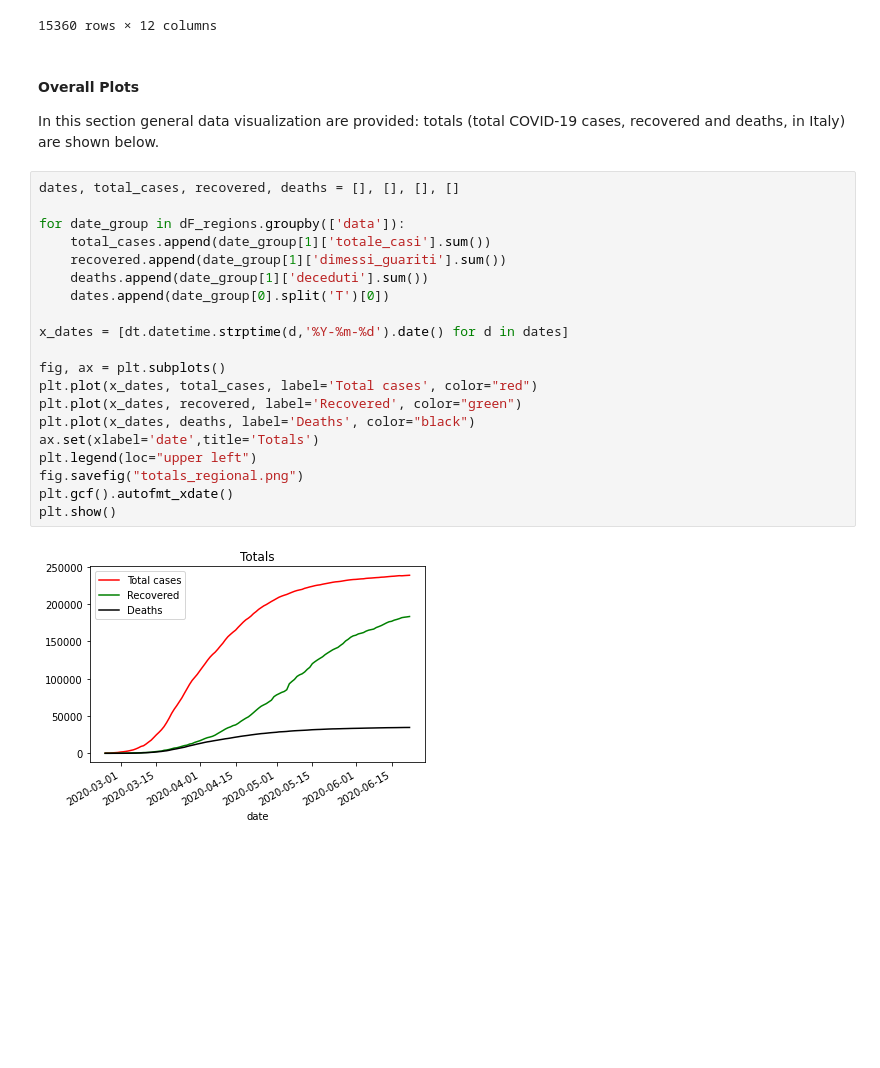
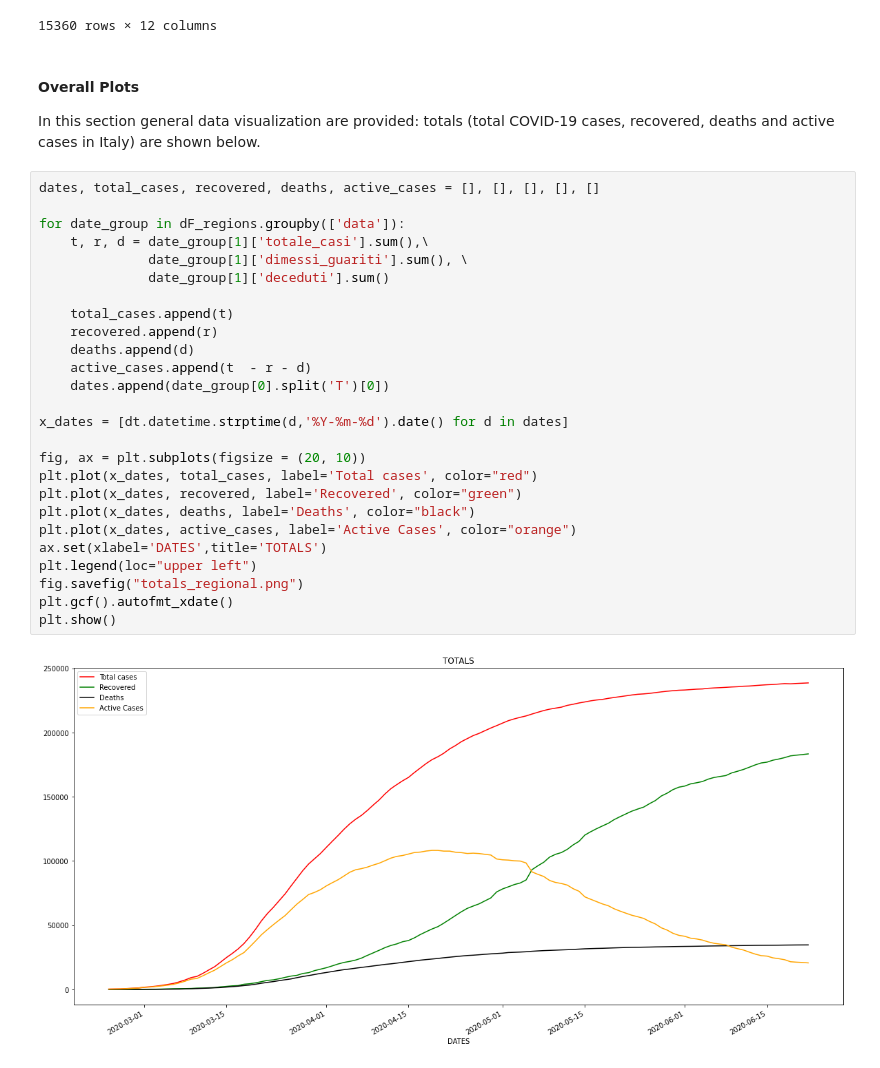
Before and after one commit to pisalore/AAGM_exam, a Jupyter notebook: pandas_exam.ipynb, the cells around one changed output. Saved outputs shown, nothing was run; the diff lists cells and outputs as text; blank space fills up the shorter version.

Commit message:
added active cases plot

```diff
--- a/pandas_exam.ipynb
+++ b/pandas_exam.ipynb
@@ -76,26 +76,33 @@ display(dF_provinces)
 # %% [markdown]
 #### Overall Plots
 In this section general data visualization are provided: totals
-(total COVID-19 cases, recovered and deaths, in Italy) are shown below.
+(total COVID-19 cases, recovered, deaths and active cases in Italy)
+are shown below.
 # %%
-dates, total_cases, recovered, deaths = [], [], [], []
+dates, total_cases, recovered, deaths, active_cases = [], [], [], [], []
 
 for date_group in dF_regions.groupby(['data']):
-    total_cases.append(date_group[1]['totale_casi'].sum())
-    recovered.append(date_group[1]['dimessi_guariti'].sum())
-    deaths.append(date_group[1]['deceduti'].sum())
+    t, r, d = date_group[1]['totale_casi'].sum(),\
+              date_group[1]['dimessi_guariti'].sum(), \
+              date_group[1]['deceduti'].sum()
+
+    total_cases.append(t)
+    recovered.append(r)
+    deaths.append(d)
+    active_cases.append(t  - r - d)
     dates.append(date_group[0].split('T')[0])
 
 x_dates = [dt.datetime.strptime(d,'%Y-%m-%d').date() for d in dates]
 
-fig, ax = plt.subplots()
+fig, ax = plt.subplots(figsize = (20, 10))
 plt.plot(x_dates, total_cases, label='Total cases', color="red")
 plt.plot(x_dates, recovered, label='Recovered', color="green")
 plt.plot(x_dates, deaths, label='Deaths', color="black")
-ax.set(xlabel='date',title='Totals')
+plt.plot(x_dates, active_cases, label='Active Cases', color="orange")
+ax.set(xlabel='DATES',title='TOTALS')
 plt.legend(loc="upper left")
 fig.savefig("totals_regional.png")
 plt.gcf().autofmt_xdate()
 plt.show()
 # %% [output]
-[figure, old version]
+[figure, new version]
```
